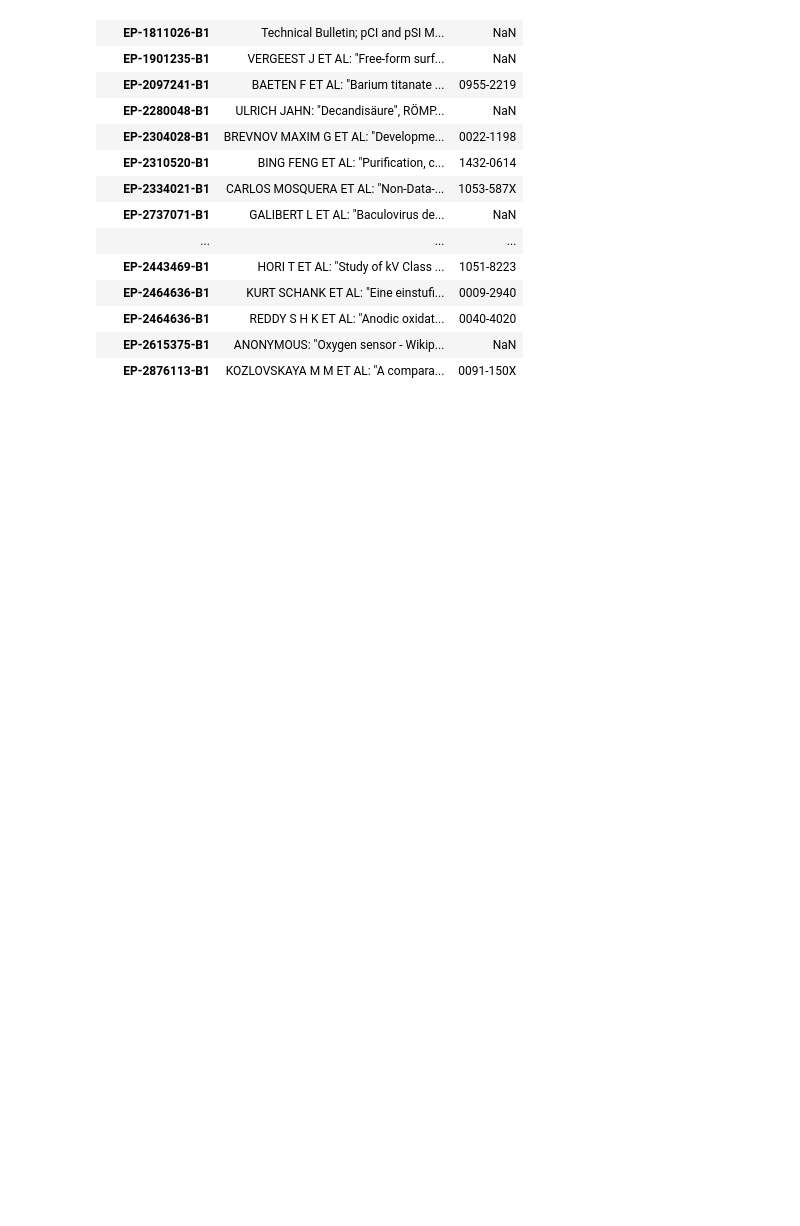
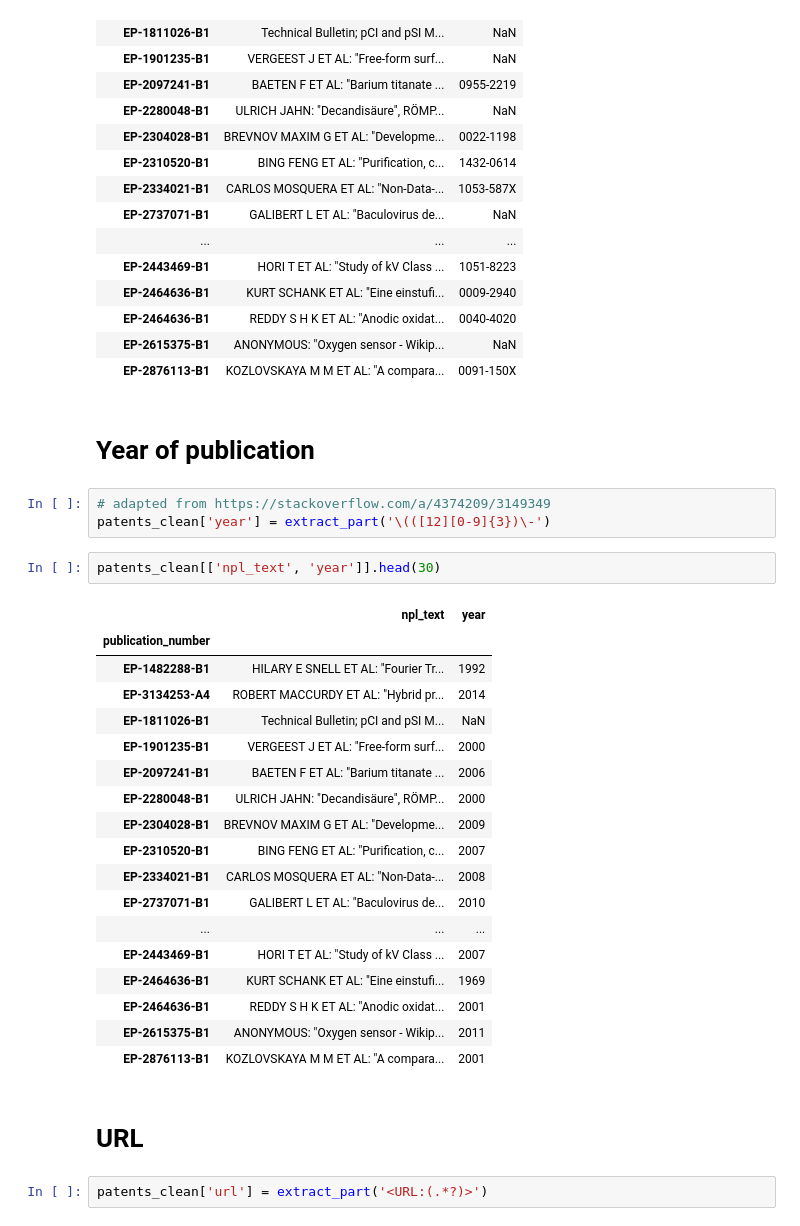
Before and after one commit to on-merrit/patent_exploration, a Jupyter notebook: extract_references/extract_references.ipynb, the cells around one changed output. Cells and saved outputs as stored; diff of their text form; blank space fills up the shorter version.

Commit message:
extract year and url

```diff
--- a/extract_references/extract_references.ipynb
+++ b/extract_references/extract_references.ipynb
@@ -161,3 +162,33 @@ patents_clean[['npl_text', 'issn']].head(30)
 | EP-2464636-B1 | REDDY S H K ET AL: "Anodic oxidat... | 0040-4020 |
 | EP-2615375-B1 | ANONYMOUS: "Oxygen sensor - Wikip... | NaN |
 | EP-2876113-B1 | KOZLOVSKAYA M M ET AL: "A compara... | 0091-150X |
+# %% [markdown]
+# Year of publication
+# %%
+# adapted from https://stackoverflow.com/a/4374209/3149349
+patents_clean['year'] = extract_part('\(([12][0-9]{3})\-')
+# %%
+patents_clean[['npl_text', 'year']].head(30)
+# %% [output]
+|  | npl_text | year |
+| publication_number |  |  |
+| EP-1482288-B1 | HILARY E SNELL ET AL: "Fourier Tr... | 1992 |
+| EP-3134253-A4 | ROBERT MACCURDY ET AL: "Hybrid pr... | 2014 |
+| EP-1811026-B1 | Technical Bulletin; pCI and pSI M... | NaN |
+| EP-1901235-B1 | VERGEEST J ET AL: "Free-form surf... | 2000 |
+| EP-2097241-B1 | BAETEN F ET AL: "Barium titanate ... | 2006 |
+| EP-2280048-B1 | ULRICH JAHN: "Decandisäure", RÖMP... | 2000 |
+| EP-2304028-B1 | BREVNOV MAXIM G ET AL: "Developme... | 2009 |
+| EP-2310520-B1 | BING FENG ET AL: "Purification, c... | 2007 |
+| EP-2334021-B1 | CARLOS MOSQUERA ET AL: "Non-Data-... | 2008 |
+| EP-2737071-B1 | GALIBERT L ET AL: "Baculovirus de... | 2010 |
+| ... | ... | ... |
+| EP-2443469-B1 | HORI T ET AL: "Study of kV Class ... | 2007 |
+| EP-2464636-B1 | KURT SCHANK ET AL: "Eine einstufi... | 1969 |
+| EP-2464636-B1 | REDDY S H K ET AL: "Anodic oxidat... | 2001 |
+| EP-2615375-B1 | ANONYMOUS: "Oxygen sensor - Wikip... | 2011 |
+| EP-2876113-B1 | KOZLOVSKAYA M M ET AL: "A compara... | 2001 |
+# %% [markdown]
+# URL
+# %%
+patents_clean['url'] = extract_part('<URL:(.*?)>')
```
Also changed, not shown: parts of 3 cells of this notebook.
